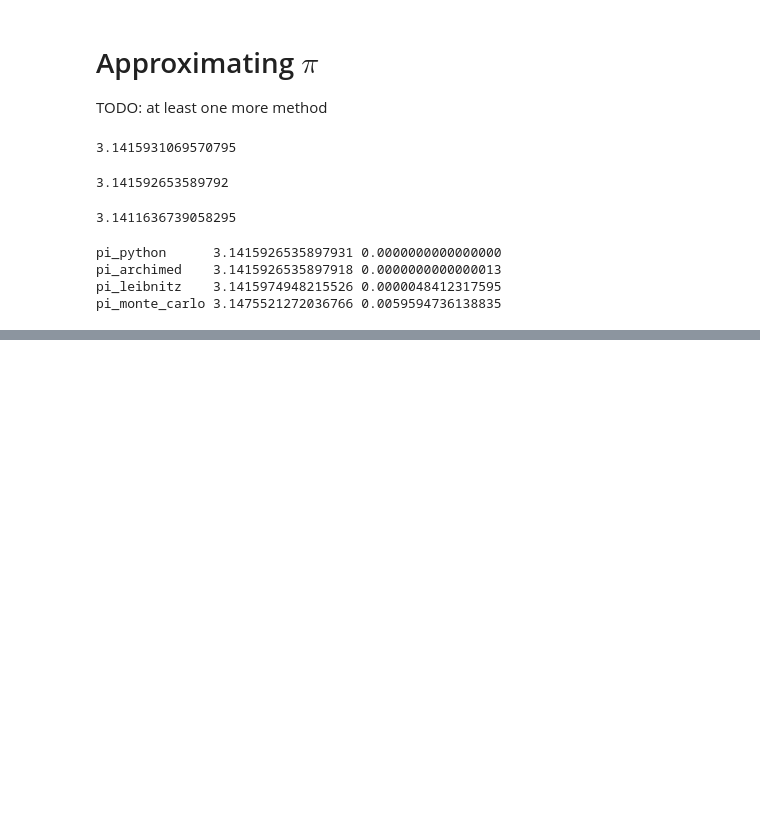
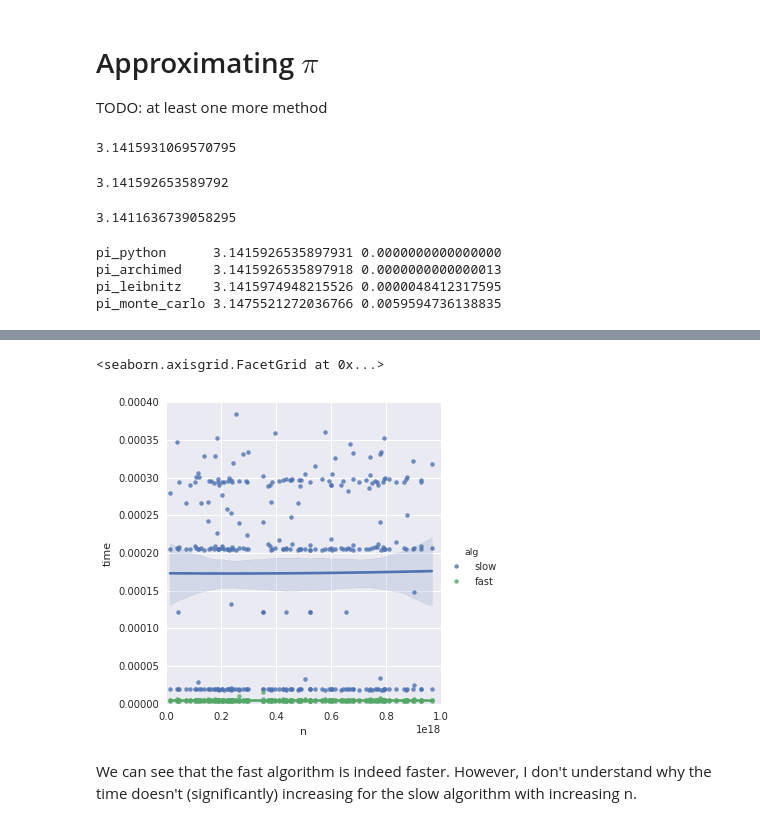
Before and after one commit to effa/iv122, a Jupyter notebook: 02-combinatorics.ipynb, the cells around one changed output, grey strips where cells are left out. Cells and saved outputs as stored; diff of their text form; code cells hidden in the pictures; blank space fills up the shorter version.

```diff
--- a/02-combinatorics.ipynb
+++ b/02-combinatorics.ipynb
@@ -238,0 +271,8 @@ power_mod(3, 2, 10)
+# %%
+g = sns.lmplot(data=df, x='n', y='time', hue='alg', order=2, truncate=True)
+g.set(xlim=(0, int(1e18)), ylim=(0, 0.0004))
+# %% [output]
+<seaborn.axisgrid.FacetGrid at 0x...>
+[figure, added]
+# %% [markdown]
+We can see that the fast algorithm is indeed faster. However, I don't understand why the time doesn't (significantly) increasing for the slow algorithm with increasing n.
```
Also changed, not shown: parts of 4 cells of this notebook.
